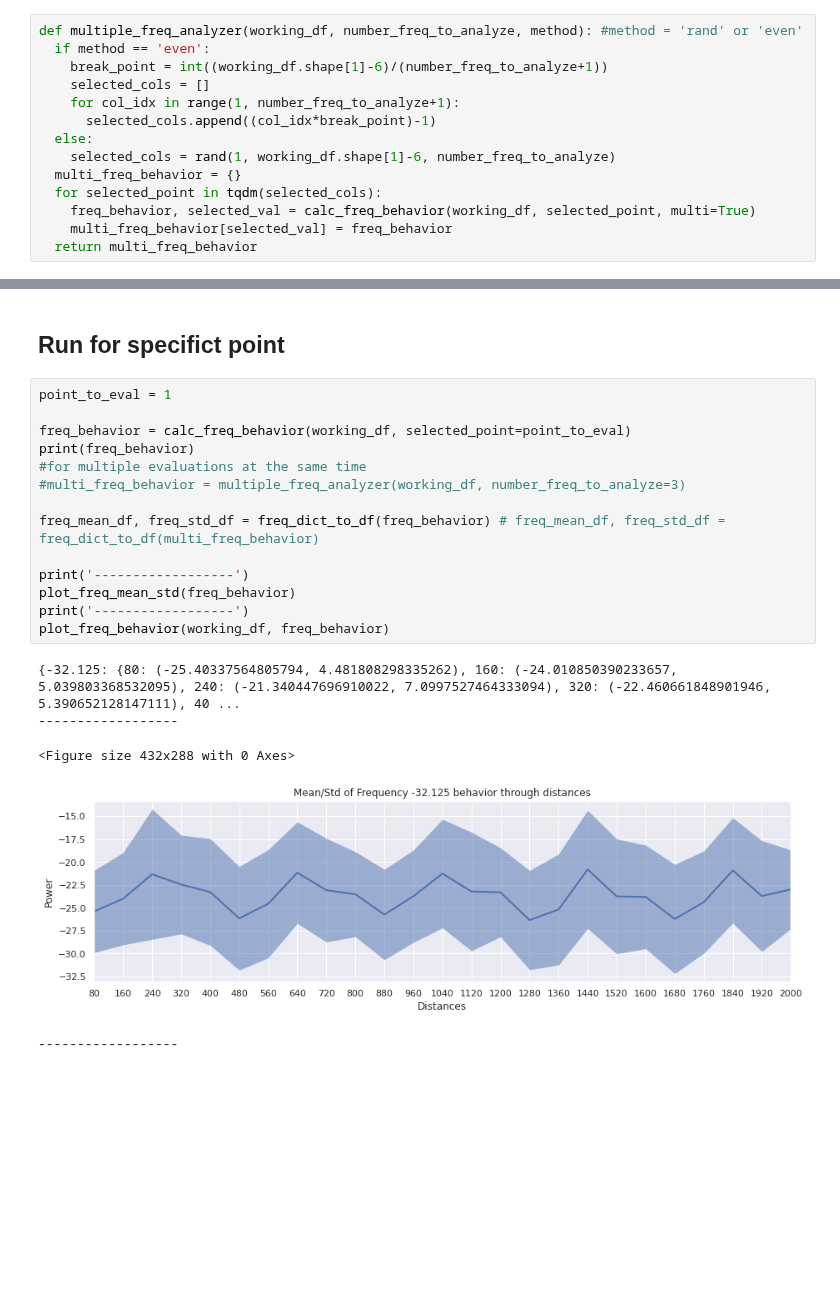
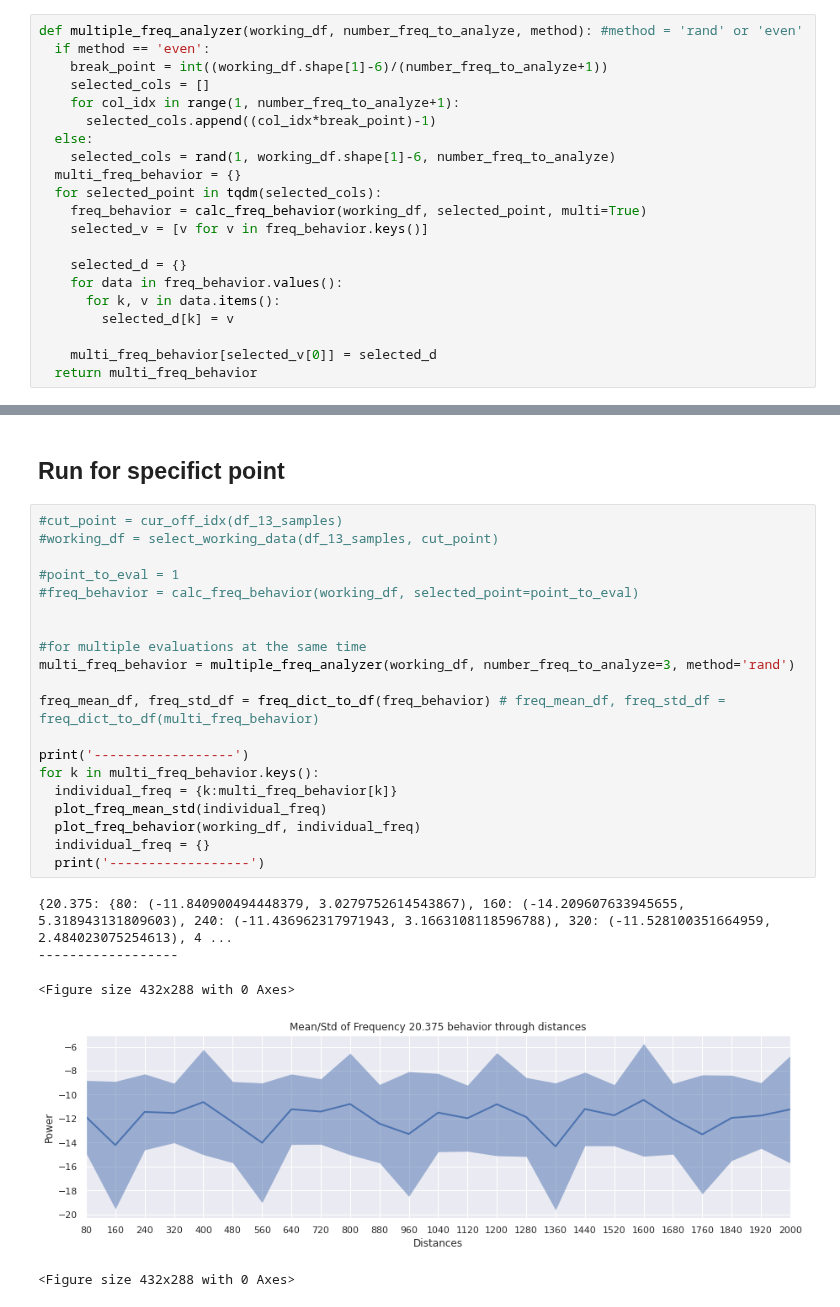
Before and after one commit to R0N3ldrt/ANN, a Jupyter notebook: moded_spectrum_analysis_v8.ipynb, the cells around one changed output, grey strips where cells are left out. Drawn from its saved outputs; the diff is of its cells as text; blank space fills up the shorter version.

```diff
--- a/moded_spectrum_analysis_v8.ipynb
+++ b/moded_spectrum_analysis_v8.ipynb
@@ -413,8 +413,15 @@ def multiple_freq_analyzer(working_df, number_freq_to_analyze, method): #method
     selected_cols = rand(1, working_df.shape[1]-6, number_freq_to_analyze)
   multi_freq_behavior = {}
   for selected_point in tqdm(selected_cols):
-    freq_behavior, selected_val = calc_freq_behavior(working_df, selected_point, multi=True)
-    multi_freq_behavior[selected_val] = freq_behavior
+    freq_behavior = calc_freq_behavior(working_df, selected_point, multi=True)
+    selected_v = [v for v in freq_behavior.keys()]
+
+    selected_d = {}
+    for data in freq_behavior.values():
+      for k, v in data.items():
+        selected_d[k] = v
+
+    multi_freq_behavior[selected_v[0]] = selected_d
   return multi_freq_behavior
 # %%
 multi_freq_behavior = multiple_freq_analyzer(working_df, number_freq_to_analyze=3, method='even')
@@ -554,22 +563,28 @@ plot_freq_behavior(working_df, freq_behavior)
 # %% [markdown]
 ## Run for specifict point
 # %%
-point_to_eval = 1
+#cut_point = cur_off_idx(df_13_samples)
+#working_df = select_working_data(df_13_samples, cut_point)
 
-freq_behavior = calc_freq_behavior(working_df, selected_point=point_to_eval)
-print(freq_behavior)
+#point_to_eval = 1
+#freq_behavior = calc_freq_behavior(working_df, selected_point=point_to_eval)
+
+
 #for multiple evaluations at the same time
-#multi_freq_behavior = multiple_freq_analyzer(working_df, number_freq_to_analyze=3)
+multi_freq_behavior = multiple_freq_analyzer(working_df, number_freq_to_analyze=3, method='rand')
 
 freq_mean_df, freq_std_df = freq_dict_to_df(freq_behavior) # freq_mean_df, freq_std_df = freq_dict_to_df(multi_freq_behavior)
 
 print('------------------')
-plot_freq_mean_std(freq_behavior)
-print('------------------')
-plot_freq_behavior(working_df, freq_behavior)
+for k in multi_freq_behavior.keys():
+  individual_freq = {k:multi_freq_behavior[k]}
+  plot_freq_mean_std(individual_freq)
+  plot_freq_behavior(working_df, individual_freq)
+  individual_freq = {}
+  print('------------------')
 # %% [output]
-{-32.125: {80: (-25.40337564805794, 4.481808298335262), 160: (-24.010850390233657, 5.039803368532095), 240: (-21.340447696910022, 7.0997527464333094), 320: (-22.460661848901946, 5.390652128147111), 40 ...
+{20.375: {80: (-11.840900494448379, 3.0279752614543867), 160: (-14.209607633945655, 5.318943131809603), 240: (-11.436962317971943, 3.1663108118596788), 320: (-11.528100351664959, 2.484023075254613), 4 ...
 ------------------
 <Figure size 432x288 with 0 Axes>
-[figure, old version]
+[figure, new version]
-------------------
+<Figure size 432x288 with 0 Axes>
```
Also changed, not shown: parts of 4 cells of this notebook.
